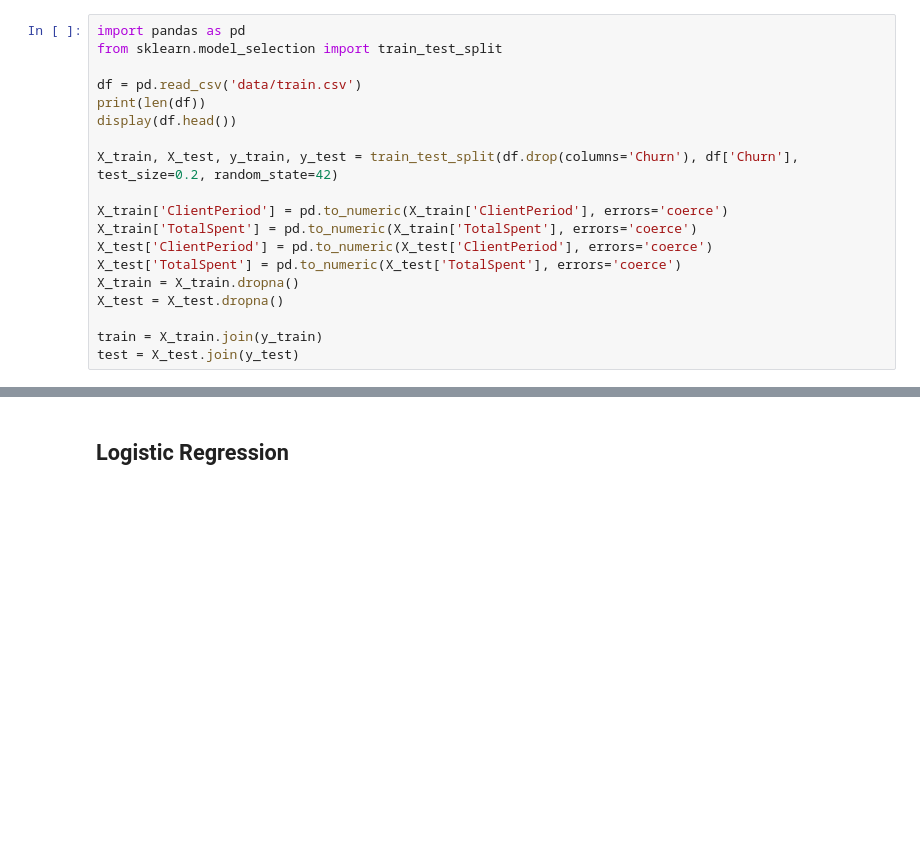
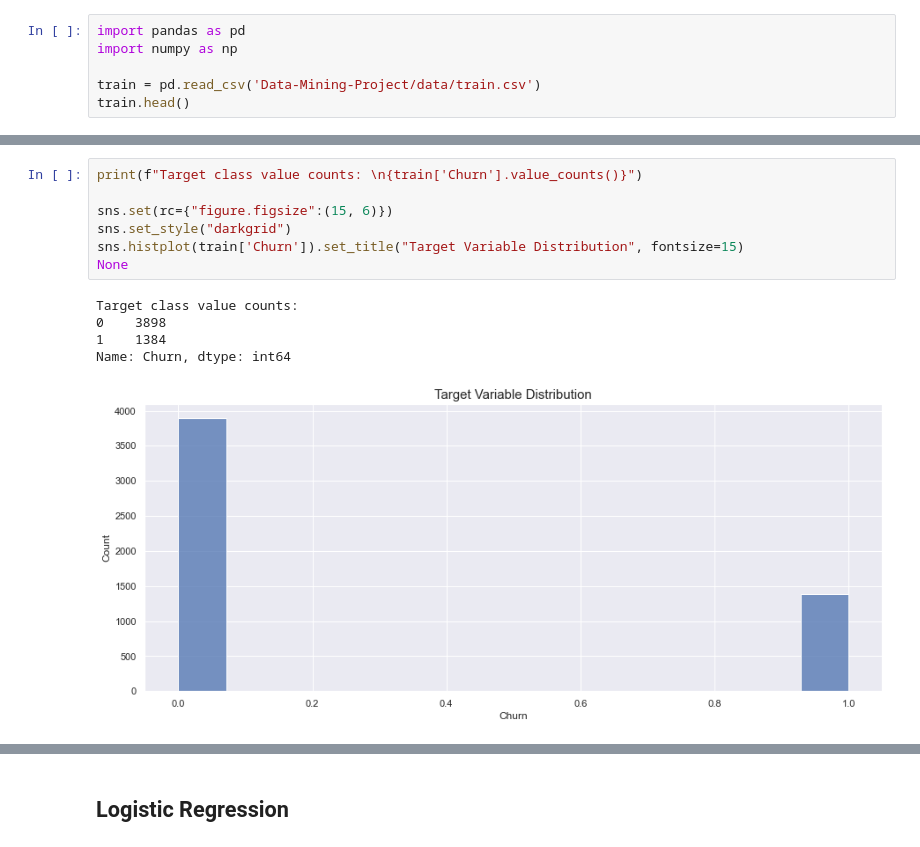
Before and after one commit to erblinaqeli/Data-Mining-Project, a Jupyter notebook: analysis.ipynb, the cells around one changed output, grey strips where cells are left out. Saved outputs shown, nothing was run; the diff lists cells and outputs as text; blank space fills up the shorter version.

```diff
--- a/analysis.ipynb
+++ b/analysis.ipynb
@@ -3,20 +8,7 @@
 # %%
 import pandas as pd
-from sklearn.model_selection import train_test_split
+import numpy as np
 
-df = pd.read_csv('data/train.csv')
-print(len(df))
-display(df.head())
-
-X_train, X_test, y_train, y_test = train_test_split(df.drop(columns='Churn'), df['Churn'], test_size=0.2, random_state=42)
-
-X_train['ClientPeriod'] = pd.to_numeric(X_train['ClientPeriod'], errors='coerce')
-X_train['TotalSpent'] = pd.to_numeric(X_train['TotalSpent'], errors='coerce')
-X_test['ClientPeriod'] = pd.to_numeric(X_test['ClientPeriod'], errors='coerce')
-X_test['TotalSpent'] = pd.to_numeric(X_test['TotalSpent'], errors='coerce')
-X_train = X_train.dropna()
-X_test = X_test.dropna()
-
-train = X_train.join(y_train)
-test = X_test.join(y_test)
+train = pd.read_csv('Data-Mining-Project/data/train.csv')
+train.head()
 # %% [output]
@@ -31,0 +87,13 @@ test = X_test.join(y_test)
+# %%
+print(f"Target class value counts: \n{train['Churn'].value_counts()}")
+
+sns.set(rc={"figure.figsize":(15, 6)})
+sns.set_style("darkgrid")
+sns.histplot(train['Churn']).set_title("Target Variable Distribution", fontsize=15)
+None
+# %% [output]
+Target class value counts:
+0    3898
+1    1384
+Name: Churn, dtype: int64
+[figure, added]
```
Also changed, not shown: parts of 56 cells of this notebook, 2 other files.
